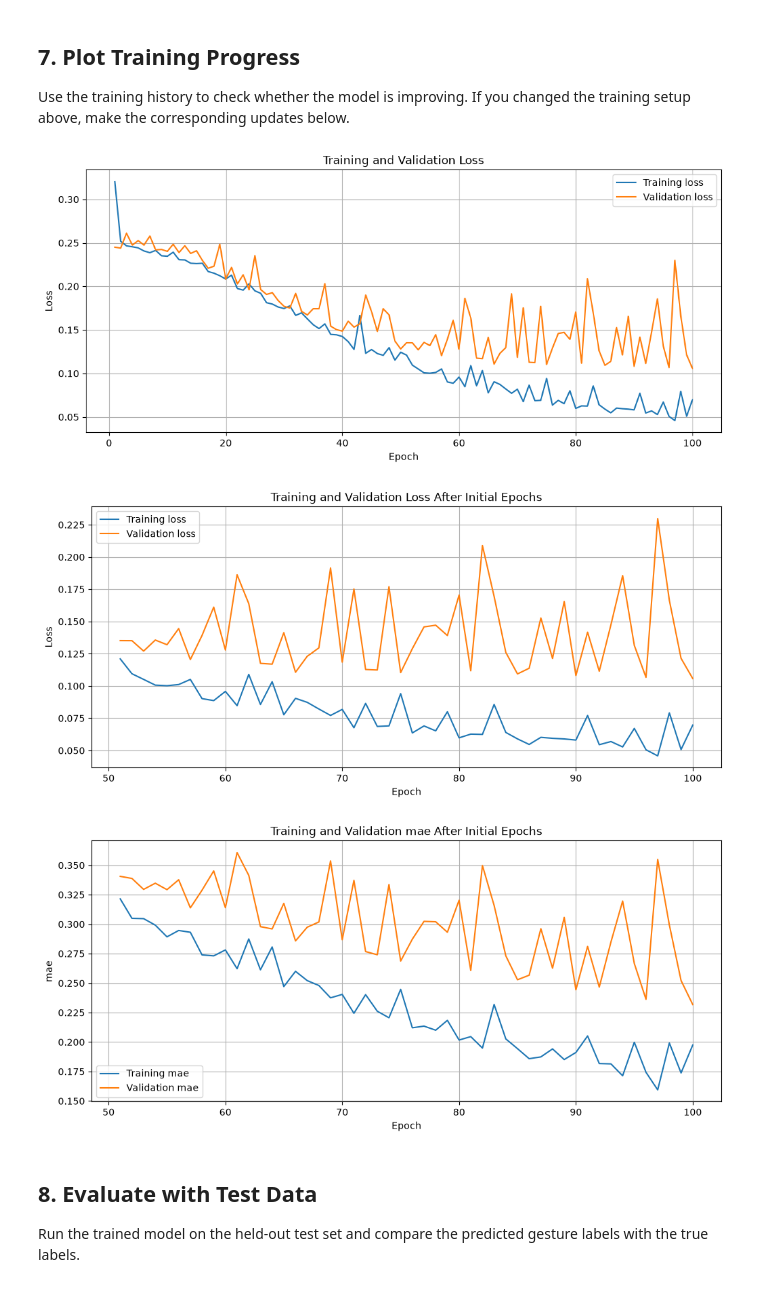
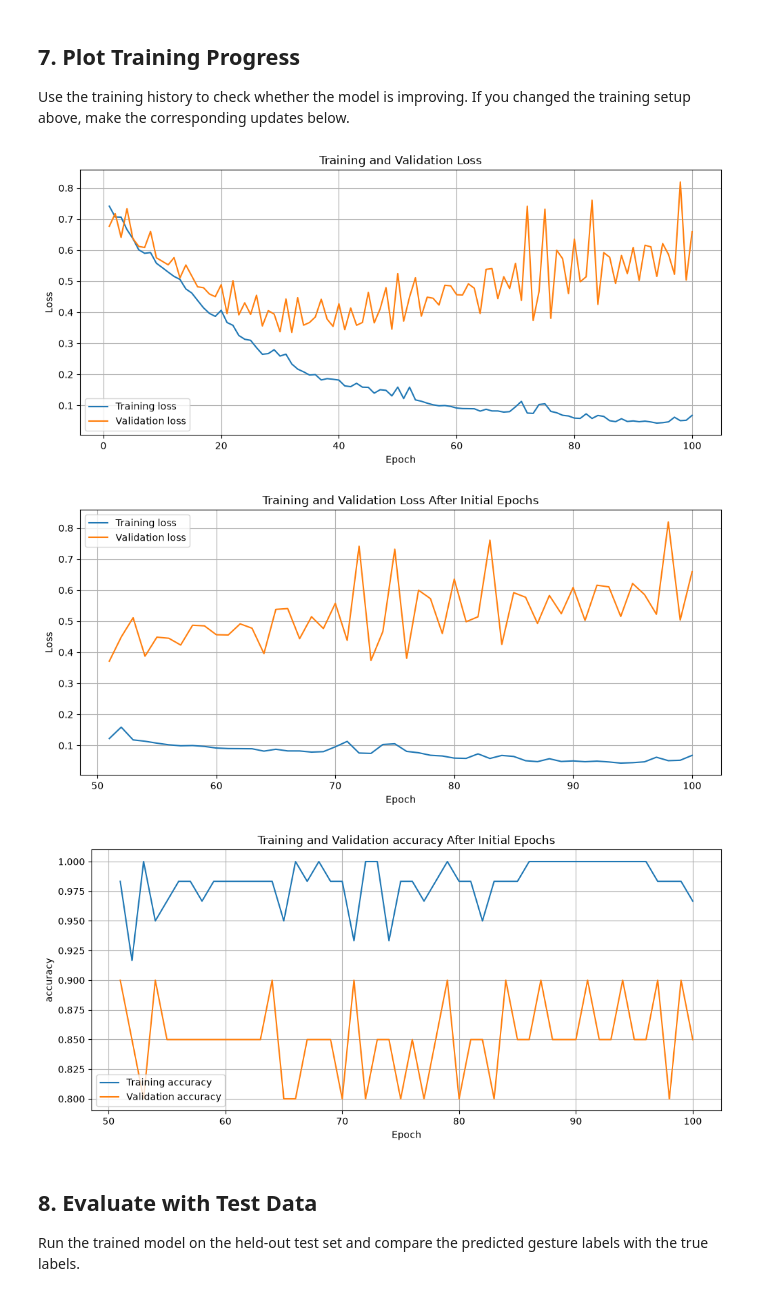
Before and after one commit to eauvero/EE446_Summer_2026, a Jupyter notebook: Labs/Lab8/EE446_TinyML_Lab8.ipynb, the cells around one changed output. Cells and saved outputs as stored; diff of their text form; code cells hidden in the pictures.

```diff
--- a/Labs/Lab8/EE446_TinyML_Lab8.ipynb
+++ b/Labs/Lab8/EE446_TinyML_Lab8.ipynb
@@ -232,7 +232,7 @@ model.add(tf.keras.layers.Input(shape=(714,)))           # Input shape: (100, 71
 model.add(tf.keras.layers.Dense(50, activation='relu'))  # ReLU is used for performance.
 model.add(tf.keras.layers.Dense(15, activation='relu'))
 model.add(tf.keras.layers.Dense(NUM_GESTURES, activation='softmax'))  # Softmax is used because only one gesture is expected per input.
-model.compile(optimizer='rmsprop', loss='mse', metrics=['mae'])
+model.compile(optimizer='adam', loss='categorical_crossentropy', metrics=['accuracy'])
 
 history = model.fit(
     inputs_train,
@@ -280,7 +280,7 @@ plt.legend()
 plt.grid(True)
 plt.show()
 # %% [output]
-[figure, old version]
+[figure, new version]
 # %%
 SKIP = 50
 
@@ -294,25 +294,25 @@ plt.legend()
 plt.grid(True)
 plt.show()
 # %% [output]
-[figure, old version]
+[figure, new version]
 # %%
-METRIC_TO_PLOT = "mae"  # Update this if you changed the metric used during training.
+METRIC_TO_PLOT = "accuracy"  # Update this if you changed the metric used during training.
 VAL_METRIC_TO_PLOT = f"val_{METRIC_TO_PLOT}"
 
 metric_values = history.history[METRIC_TO_PLOT]
 val_metric_values = history.history[VAL_METRIC_TO_PLOT]
 
 plt.figure(figsize=(12, 5))
 plt.plot(epochs[SKIP:], metric_values[SKIP:], label=f"Training {METRIC_TO_PLOT}")
 plt.plot(epochs[SKIP:], val_metric_values[SKIP:], label=f"Validation {METRIC_TO_PLOT}")
 plt.title(f"Training and Validation {METRIC_TO_PLOT} After Initial Epochs")
 plt.xlabel("Epoch")
 plt.ylabel(METRIC_TO_PLOT)
 plt.legend()
 plt.grid(True)
 plt.show()
 # %% [output]
-[figure, old version]
+[figure, new version]
 # %% [markdown]
 ## 8. Evaluate with Test Data
 
```
Also changed, not shown: parts of 4 cells of this notebook, 2 other files.
